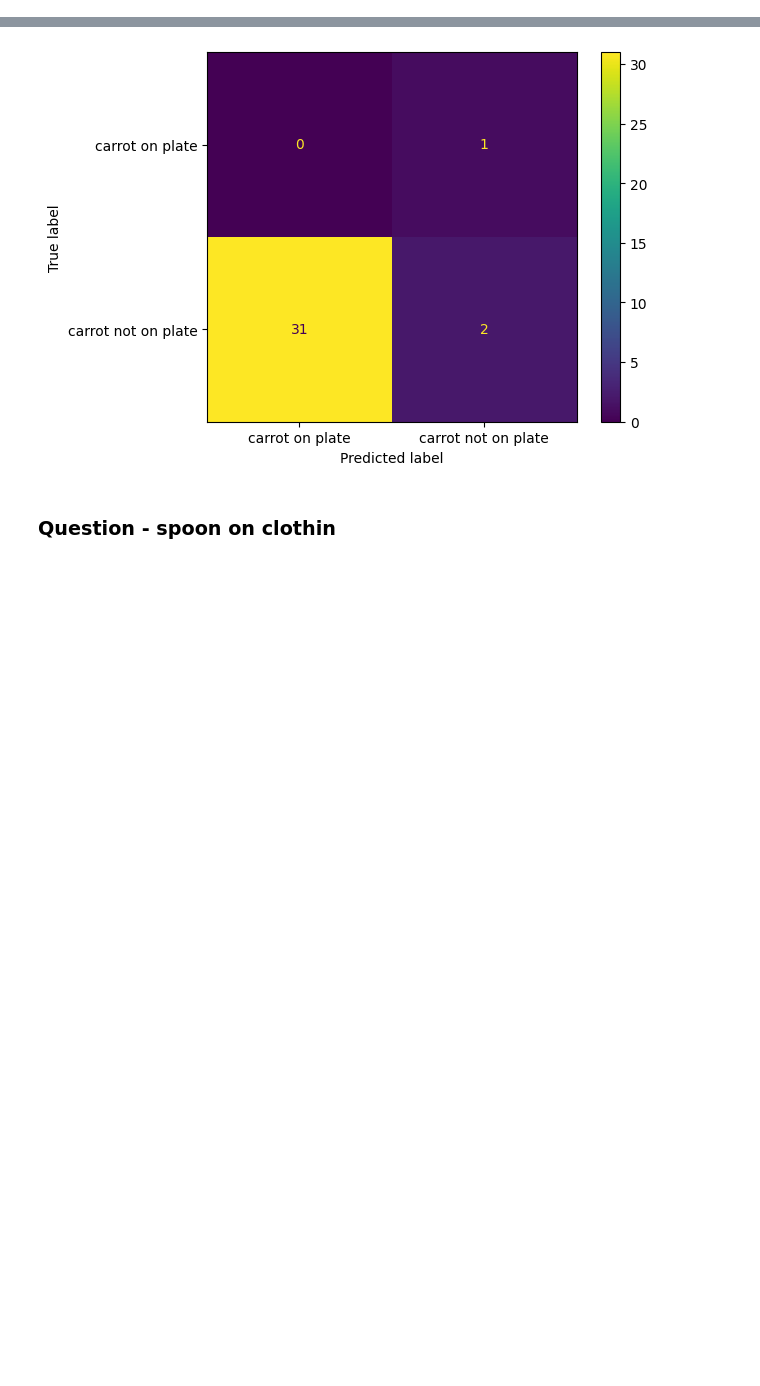
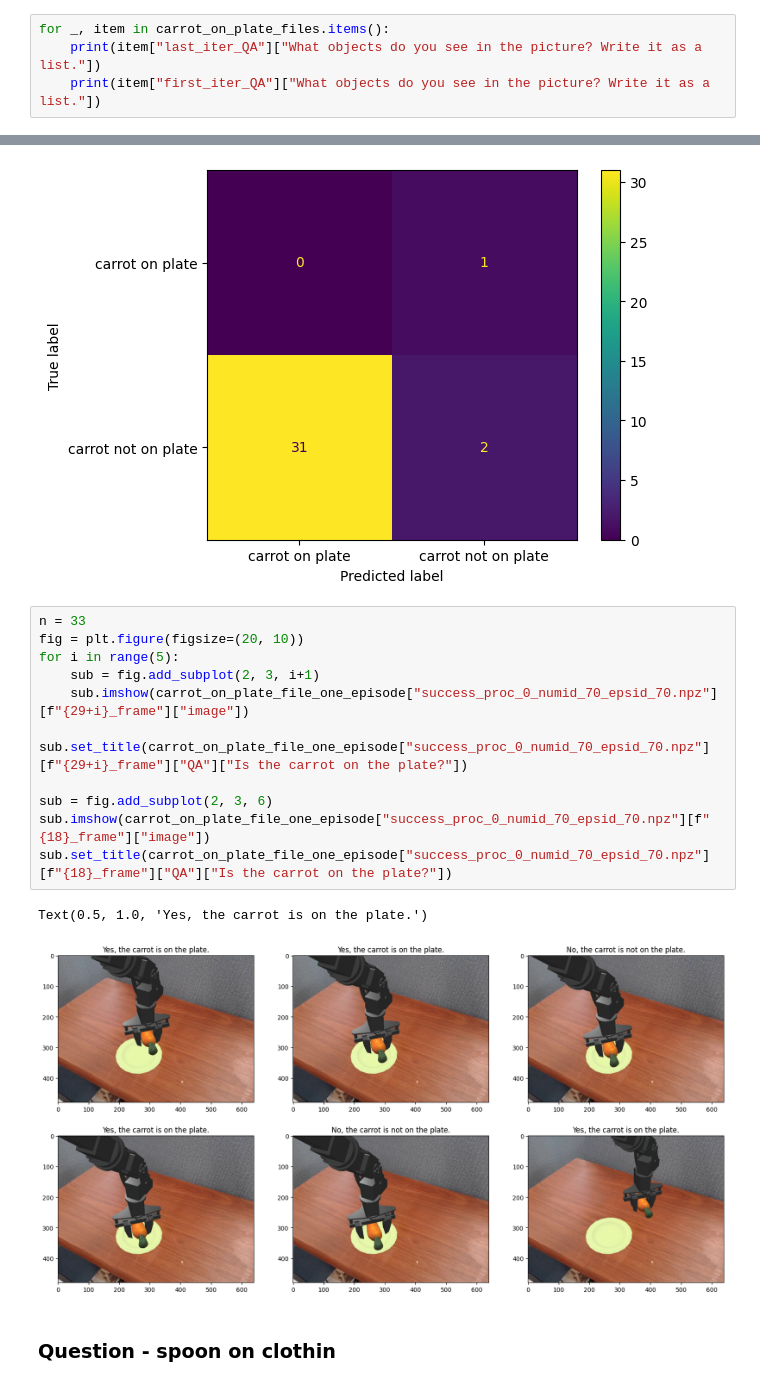
Before and after one commit to MrAnton07/VLA_MIPT, a Jupyter notebook: SmolVLA.ipynb, the cells around one changed output, grey strips where cells are left out. Cells and saved outputs as stored; diff of their text form; blank space fills up the shorter version.

```diff
--- a/SmolVLA.ipynb
+++ b/SmolVLA.ipynb
@@ -348,3 +355,7 @@ As you can see, the model understands that there is an edible object in the imag
 print(float(carrot_counter/counter))
 # %% [output]
 0.75
+# %%
+for _, item in carrot_on_plate_files.items():
+    print(item["last_iter_QA"]["What objects do you see in the picture? Write it as a list."])
+    print(item["first_iter_QA"]["What objects do you see in the picture? Write it as a list."])
@@ -517,6 +630,20 @@ disp.plot()
 ['carrot on plate', 'carrot on plate', 'carrot on plate', 'carrot on plate', 'carrot on plate', 'carrot on plate', 'carrot on plate', 'carrot on plate', 'carrot on plate', 'carrot on plate', 'carrot o ...
 <sklearn.metrics._plot.confusion_matrix.ConfusionMatrixDisplay at 0x...>
 [figure]
+# %%
+n = 33
+fig = plt.figure(figsize=(20, 10))
+for i in range(5):
+    sub = fig.add_subplot(2, 3, i+1)
+    sub.imshow(carrot_on_plate_file_one_episode["success_proc_0_numid_70_epsid_70.npz"][f"{29+i}_frame"]["image"])
+    sub.set_title(carrot_on_plate_file_one_episode["success_proc_0_numid_70_epsid_70.npz"][f"{29+i}_frame"]["QA"]["Is the carrot on the plate?"])
+
+sub = fig.add_subplot(2, 3, 6)
+sub.imshow(carrot_on_plate_file_one_episode["success_proc_0_numid_70_epsid_70.npz"][f"{18}_frame"]["image"])
+sub.set_title(carrot_on_plate_file_one_episode["success_proc_0_numid_70_epsid_70.npz"][f"{18}_frame"]["QA"]["Is the carrot on the plate?"])
+# %% [output]
+Text(0.5, 1.0, 'Yes, the carrot is on the plate.')
+[figure, added]
 # %% [markdown]
 ### Question - spoon on clothin
 # %%
```
Also changed, not shown: parts of 21 cells of this notebook, 2 other files.
